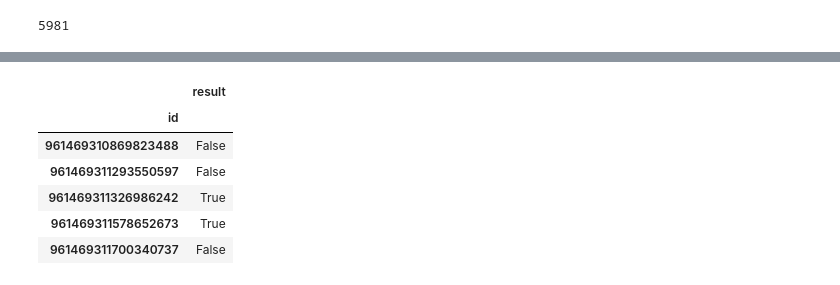
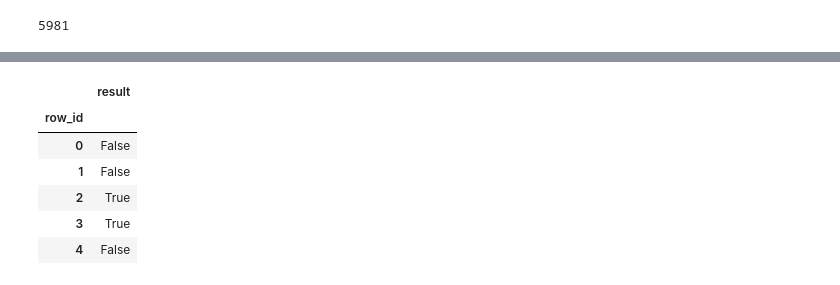
Before and after one commit to psinthong/AFrame, a Jupyter notebook: AFrame.ipynb, the cells around one changed output, grey strips where cells are left out. Drawn from its saved outputs; the diff is of its cells as text; code cells hidden in the pictures.

```diff
--- a/AFrame.ipynb
+++ b/AFrame.ipynb
@@ -97,13 +99,13 @@ with q1 as (with q as(from test.TweetItems t select t.id, t.truncated) from q t1
 # %%
-a.head(5)
+a.head()
 # %% [output]
 |  | result |
-| id |  |
-| 961469310869823488 | False |
-| 961469311293550597 | False |
-| 961469311326986242 | True |
-| 961469311578652673 | True |
-| 961469311700340737 | False |
+| row_id |  |
+| 0 | False |
+| 1 | False |
+| 2 | True |
+| 3 | True |
+| 4 | False |
 # %%
 b = (df['truncated'] == True) & (df['favorited'] == False)
 b.head()
```
Also changed, not shown: parts of 30 cells of this notebook, 3 other files.
